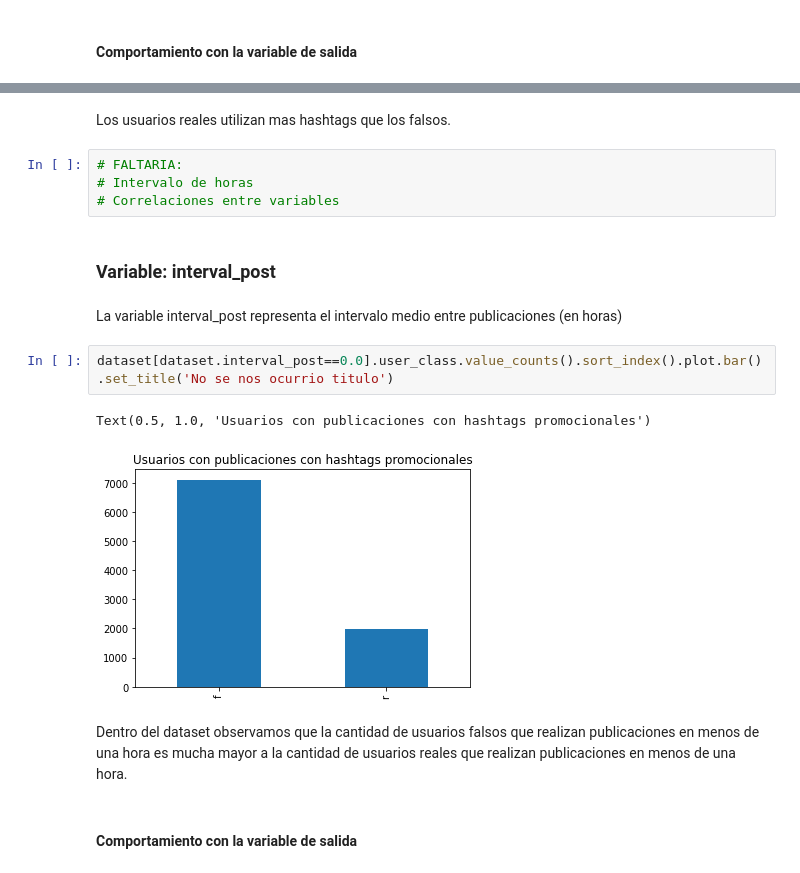
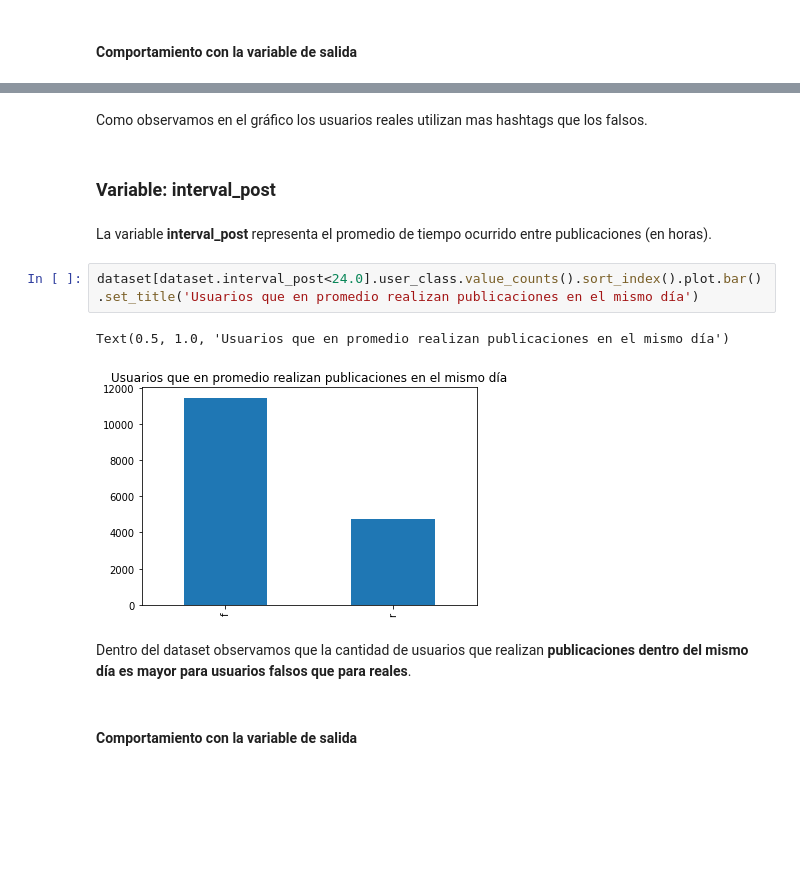
Before and after one commit to MiguelIribas/MachineLearning, a Jupyter notebook: tp1_EDA.ipynb, the cells around one changed output, grey strips where cells are left out. Saved outputs shown, nothing was run; the diff lists cells and outputs as text; blank space fills up the shorter version.

```diff
--- a/tp1_EDA.ipynb
+++ b/tp1_EDA.ipynb
@@ -412,19 +421,15 @@ plt.show()
 # %% [markdown]
-Los usuarios reales utilizan mas hashtags que los falsos.
+Como observamos en el gráfico los usuarios reales utilizan mas hashtags que los falsos.
-# %%
-# FALTARIA:
-# Intervalo de horas
-# Correlaciones entre variables
 # %% [markdown]
 ### Variable: interval_post
 # %% [markdown]
-La variable interval_post representa el intervalo medio entre publicaciones (en horas)
+La variable **interval_post** representa el promedio de tiempo ocurrido entre publicaciones (en horas).
 # %%
-dataset[dataset.interval_post==0.0].user_class.value_counts().sort_index().plot.bar().set_title('No se nos ocurrio titulo')
+dataset[dataset.interval_post<24.0].user_class.value_counts().sort_index().plot.bar().set_title('Usuarios que en promedio realizan publicaciones en el mismo día')
 # %% [output]
-Text(0.5, 1.0, 'Usuarios con publicaciones con hashtags promocionales')
+Text(0.5, 1.0, 'Usuarios que en promedio realizan publicaciones en el mismo día')
-[figure, old version]
+[figure, new version]
 # %% [markdown]
-Dentro del dataset observamos que la cantidad de usuarios falsos que realizan publicaciones en menos de una hora es mucha mayor a la cantidad de usuarios reales que realizan publicaciones en menos de una hora.
+Dentro del dataset observamos que la cantidad de usuarios que realizan **publicaciones dentro del mismo día es mayor para usuarios falsos que para reales**.
 # %% [markdown]
 #### Comportamiento con la variable de salida
```
Also changed, not shown: parts of 34 cells of this notebook, 1 other file.
